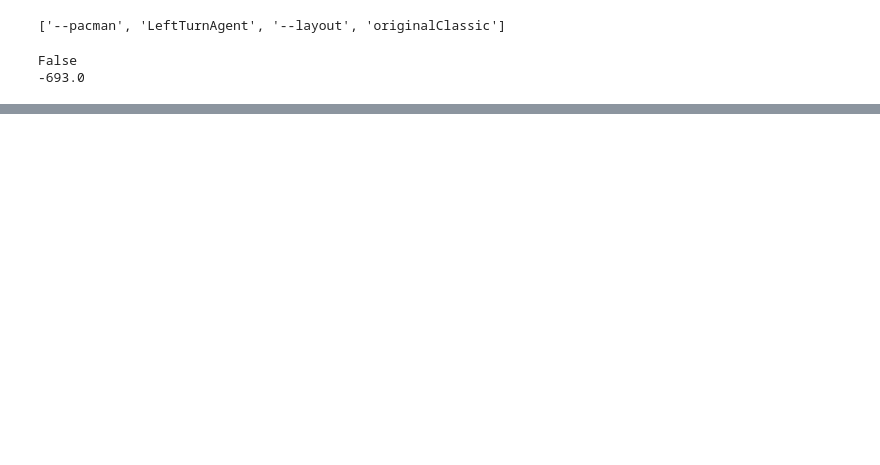
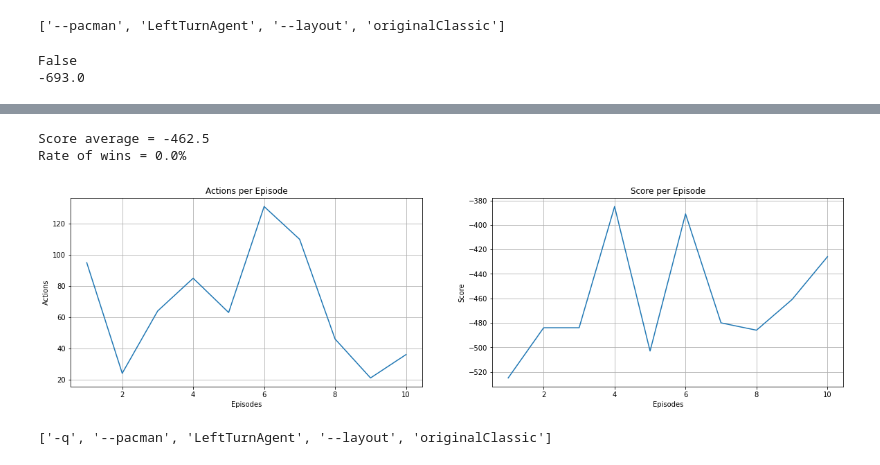
Before and after one commit to batataazul/projects_MachineLearning, a Jupyter notebook: project3_ra214129_ra216179/notebooks/RL.ipynb, the cells around one changed output, grey strips where cells are left out. Saved outputs shown, nothing was run; the diff lists cells and outputs as text; code cells hidden in the pictures; blank space fills up the shorter version.

```diff
--- a/project3_ra214129_ra216179/notebooks/RL.ipynb
+++ b/project3_ra214129_ra216179/notebooks/RL.ipynb
@@ -581,0 +767,8 @@ agenteEspertoO.winRate(kO)
+# %%
+bRM = []
+kRM = 10
+for i in range(kRM):
+    bRM.append(runGames(**argsRM))
+    print(bRM[i][0].state.isWin())
+    print(bRM[i][0].state.getScore())
+    agenteAleatorioM.finish(bRM[i][0].state,i+1)
@@ -581,0 +793,13 @@ agenteEspertoO.winRate(kO)
+# %%
+agenteAleatorioM.printResult(kRM)
+agenteAleatorioM.winRate(kRM)
+# %% [output]
+Score average = -462.5
+Rate of wins = 0.0%
+[figure, added]
+# %%
+agenteAleatorioO = randomPacman()
+argsRO = readCommand(["-q","--pacman", "LeftTurnAgent","--layout","originalClassic"])
+argsRO["pacman"] = agenteAleatorioO
+# %% [output]
+['-q', '--pacman', 'LeftTurnAgent', '--layout', 'originalClassic']
```
Also changed, not shown: parts of 32 cells of this notebook.
